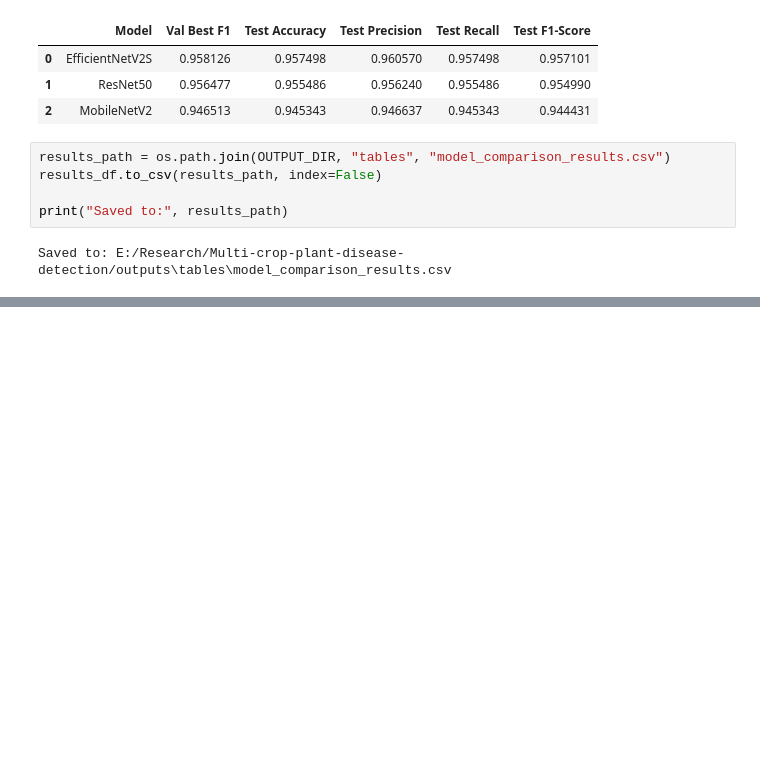
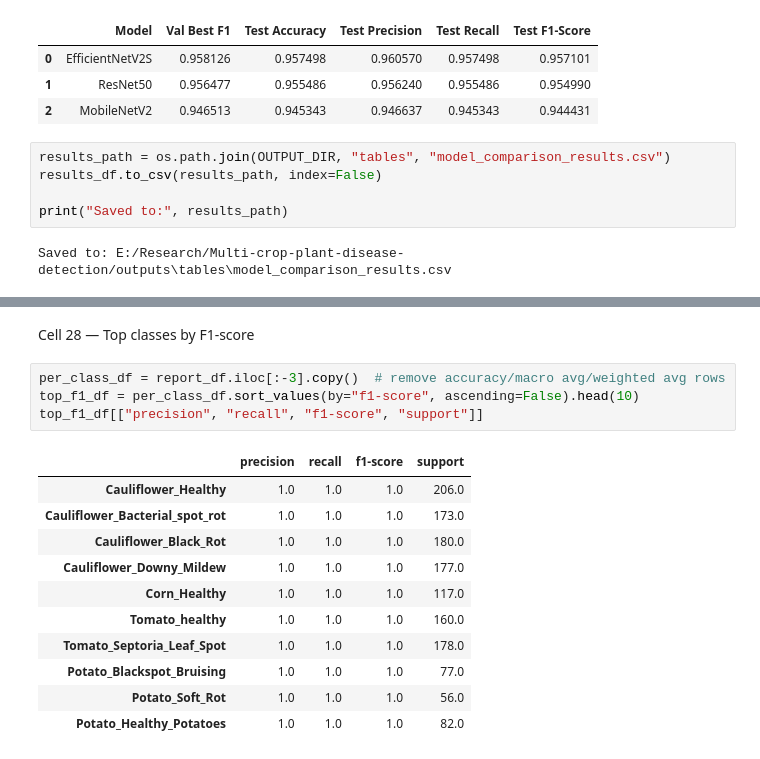
Before and after one commit to Salman5371/Multi-crop-plant-disease-detection, a Jupyter notebook: Notebooks/03_model_comparison.ipynb, the cells around one changed output, grey strips where cells are left out. Drawn from its saved outputs; the diff is of its cells as text; blank space fills up the shorter version.

```diff
--- a/Notebooks/03_model_comparison.ipynb
+++ b/Notebooks/03_model_comparison.ipynb
@@ -476,0 +602,18 @@ Saved to: E:/Research/Multi-crop-plant-disease-detection/outputs\tables\model_co
+# %% [markdown]
+Cell 28 — Top classes by F1-score
+# %%
+per_class_df = report_df.iloc[:-3].copy()  # remove accuracy/macro avg/weighted avg rows
+top_f1_df = per_class_df.sort_values(by="f1-score", ascending=False).head(10)
+top_f1_df[["precision", "recall", "f1-score", "support"]]
+# %% [output]
+|  | precision | recall | f1-score | support |
+| Cauliflower_Healthy | 1.0 | 1.0 | 1.0 | 206.0 |
+| Cauliflower_Bacterial_spot_rot | 1.0 | 1.0 | 1.0 | 173.0 |
+| Cauliflower_Black_Rot | 1.0 | 1.0 | 1.0 | 180.0 |
+| Cauliflower_Downy_Mildew | 1.0 | 1.0 | 1.0 | 177.0 |
+| Corn_Healthy | 1.0 | 1.0 | 1.0 | 117.0 |
+| Tomato_healthy | 1.0 | 1.0 | 1.0 | 160.0 |
+| Tomato_Septoria_Leaf_Spot | 1.0 | 1.0 | 1.0 | 178.0 |
+| Potato_Blackspot_Bruising | 1.0 | 1.0 | 1.0 | 77.0 |
+| Potato_Soft_Rot | 1.0 | 1.0 | 1.0 | 56.0 |
+| Potato_Healthy_Potatoes | 1.0 | 1.0 | 1.0 | 82.0 |
```
Also changed, not shown: parts of 25 cells of this notebook, 1 other file.
